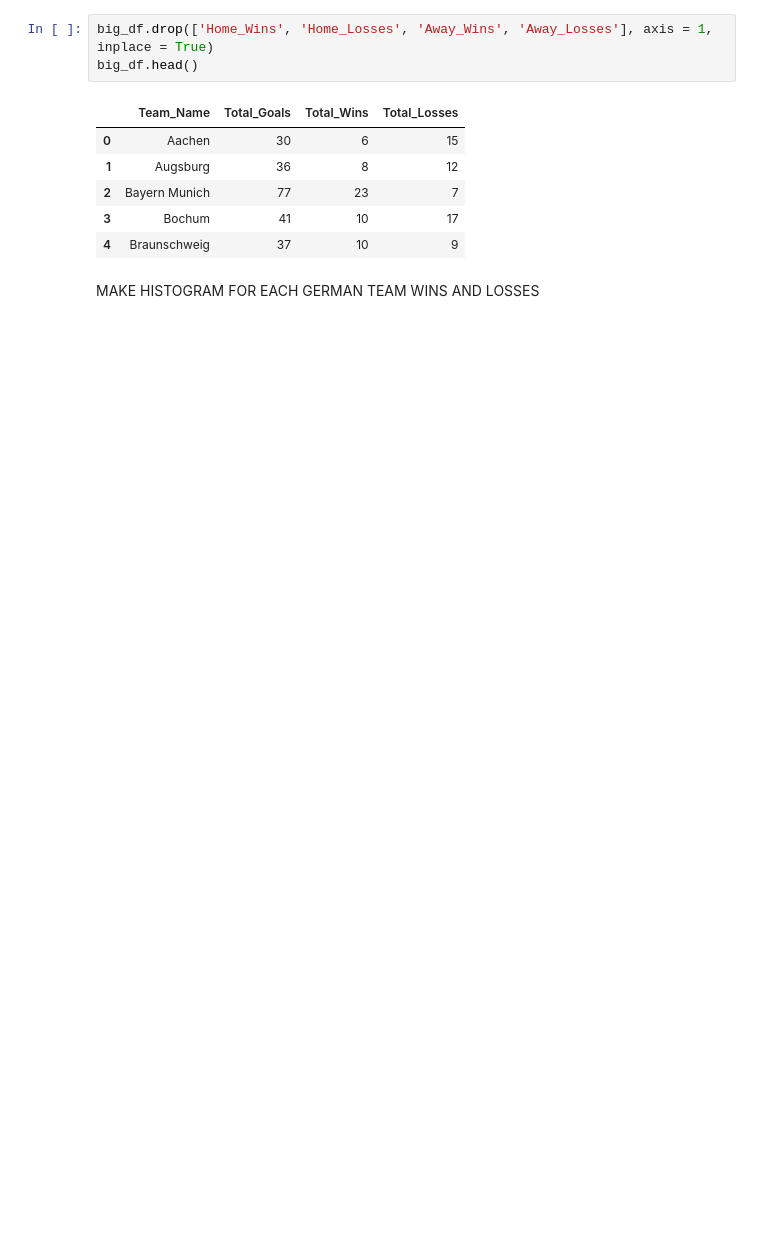
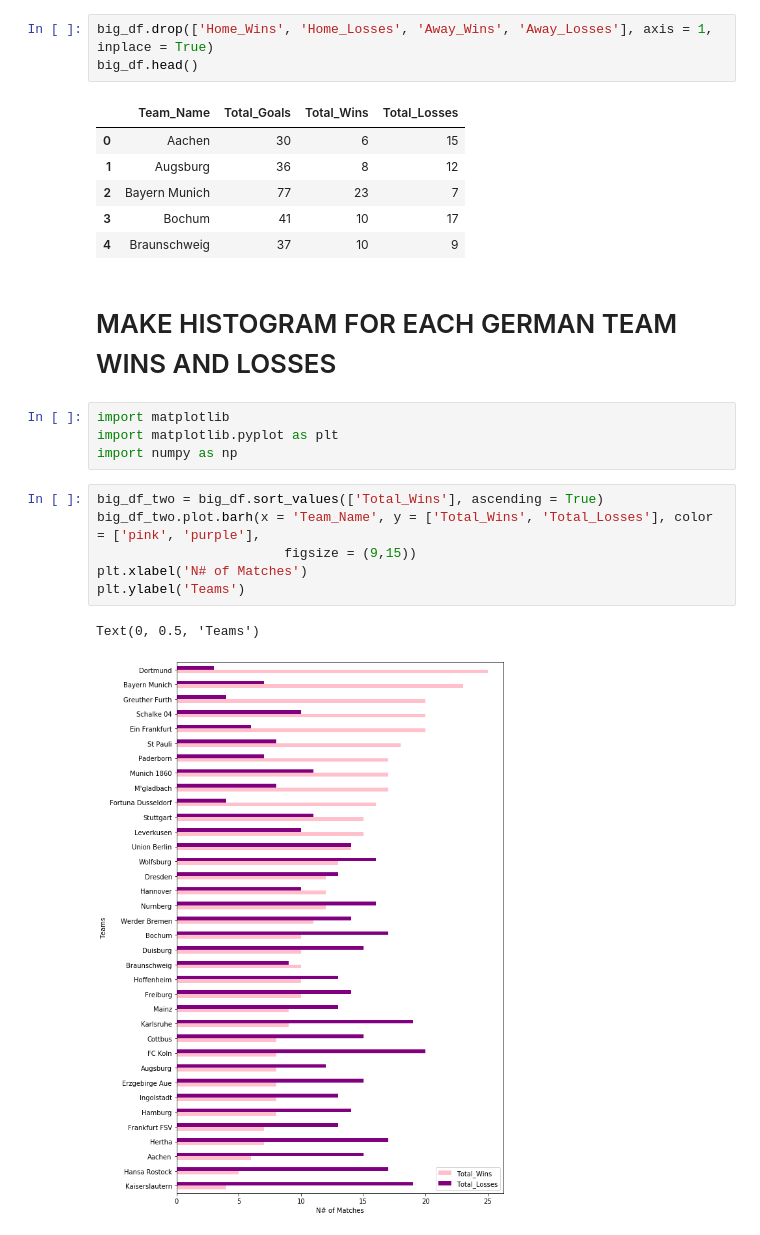
Before and after one commit to sarazylfo/london-ds-100719-M2-project-template, a Jupyter notebook: SQL Football Queries.ipynb, the cells around one changed output. Drawn from its saved outputs; the diff is of its cells as text; blank space fills up the shorter version.

```diff
--- a/SQL Football Queries.ipynb
+++ b/SQL Football Queries.ipynb
@@ -208,5 +208,18 @@ big_df.head()
 | 3 | Bochum | 41 | 10 | 17 |
 | 4 | Braunschweig | 37 | 10 | 9 |
 # %% [markdown]
-MAKE HISTOGRAM FOR EACH GERMAN TEAM WINS AND LOSSES
+# MAKE HISTOGRAM FOR EACH GERMAN TEAM WINS AND LOSSES
+# %%
+import matplotlib
+import matplotlib.pyplot as plt
+import numpy as np
+# %%
+big_df_two = big_df.sort_values(['Total_Wins'], ascending = True)
+big_df_two.plot.barh(x = 'Team_Name', y = ['Total_Wins', 'Total_Losses'], color = ['pink', 'purple'],
+                        figsize = (9,15))
+plt.xlabel('N# of Matches')
+plt.ylabel('Teams')
+# %% [output]
+Text(0, 0.5, 'Teams')
+[figure, added]
 # %% [markdown]
```
Also changed, not shown: parts of 27 cells of this notebook, 3 other files.
